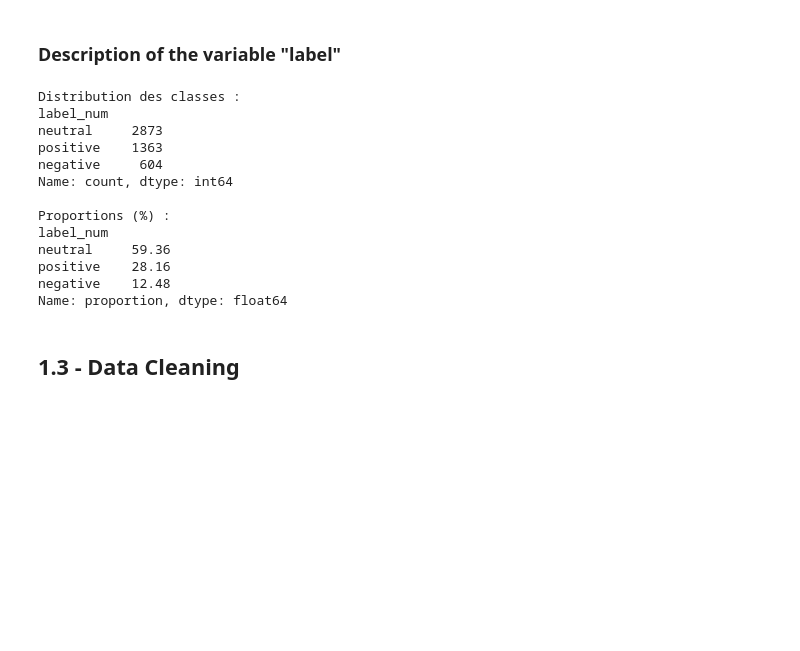
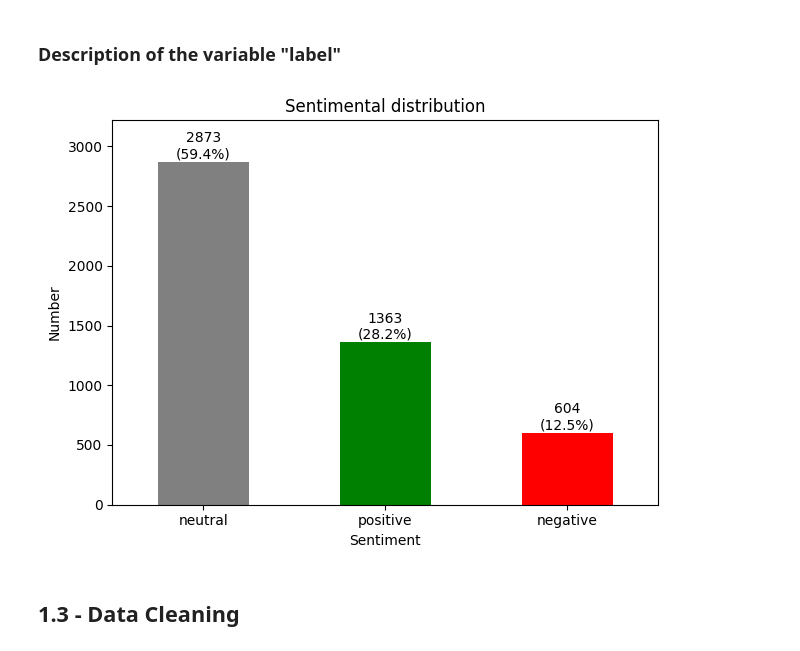
Before and after one commit to MaxenceChan/Financial-News-Sentiment-Analysis, a Jupyter notebook: Code.ipynb, the cells around one changed output. Saved outputs shown, nothing was run; the diff lists cells and outputs as text; code cells hidden in the pictures; blank space fills up the shorter version.

```diff
--- a/Code.ipynb
+++ b/Code.ipynb
@@ -85,23 +158,3 @@ See the caveats in the documentation: https://pandas.pydata.org/pandas-docs/stab
   df_combined["label_num"] = df_combined["label"].map({
 # %% [markdown]
 ### Description of the variable "label"
-# %%
-print("Distribution des classes :")
-print(df_combined["label_num"].value_counts())
-
-print("\nProportions (%) :")
-print((df_combined["label_num"].value_counts(normalize=True) * 100).round(2))
-# %% [output]
-Distribution des classes :
-label_num
-neutral     2873
-positive    1363
-negative     604
-Name: count, dtype: int64
-
-Proportions (%) :
-label_num
-neutral     59.36
-positive    28.16
-negative    12.48
-Name: proportion, dtype: float64
@@ -117,3 +161,22 @@ plt.show()
+# %%
+counts = df_combined["label_num"].value_counts()
+total = counts.sum()
+
+ax = counts.plot(kind="bar", color=["grey", "green", "red"])
+plt.title("Sentimental distribution")
+plt.xlabel("Sentiment")
+plt.ylabel("Number")
+plt.xticks(rotation=0)
+
+for i, v in enumerate(counts):
+    pct = v / total * 100
+    ax.text(i, v, f"{v}\n({pct:.1f}%)", ha="center", va="bottom", fontsize=10)
+
+plt.ylim(0, counts.max() * 1.12)
+plt.tight_layout()
+plt.show()
+# %% [output]
+[figure, added]
 # %% [markdown]
 ## **1.3 - Data Cleaning**
 # %% [markdown]
```
Also changed, not shown: parts of 73 cells of this notebook, 2 other files.
